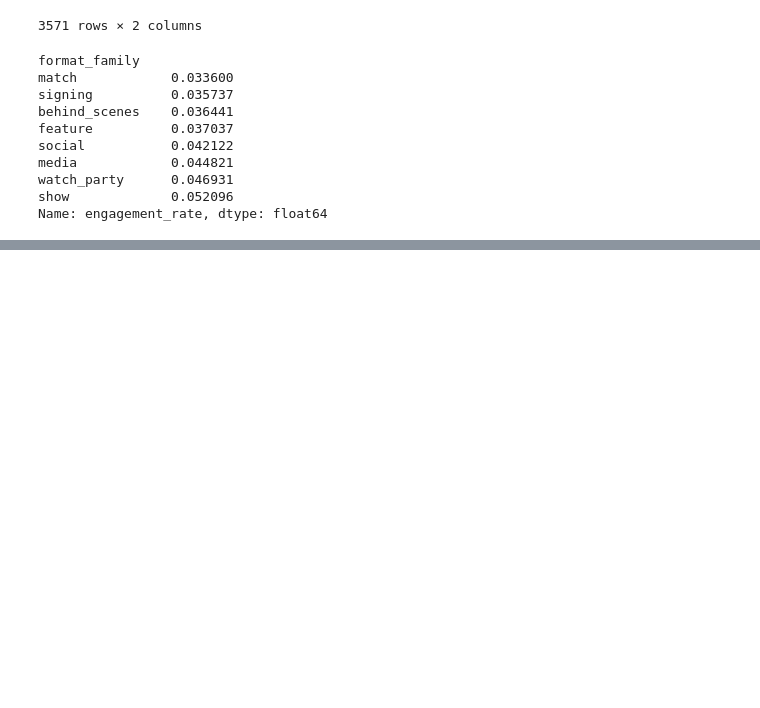
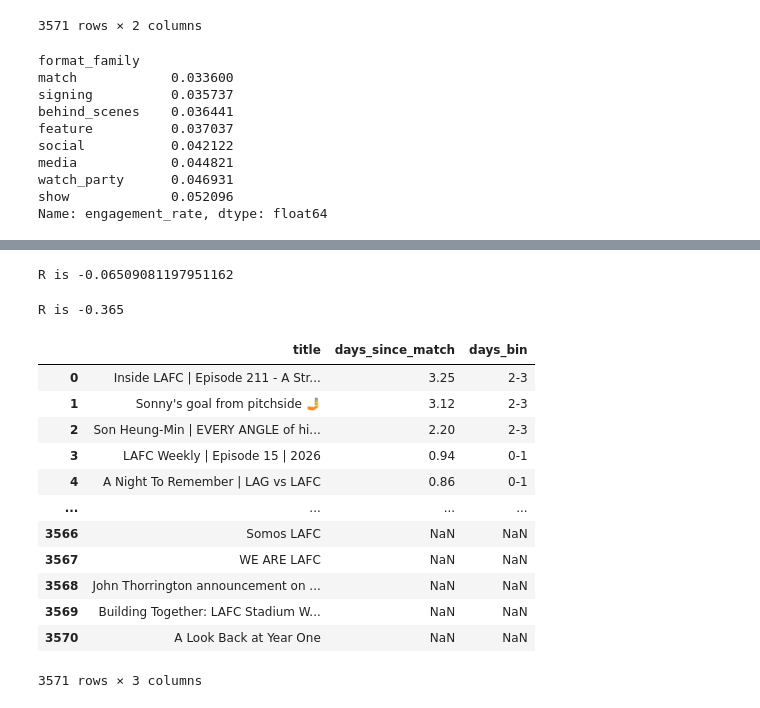
Before and after one commit to great-wave/lafc_content, a Jupyter notebook: notebooks/exploration.ipynb, the cells around one changed output, grey strips where cells are left out. Saved outputs shown, nothing was run; the diff lists cells and outputs as text; code cells hidden in the pictures; blank space fills up the shorter version.

```diff
--- a/notebooks/exploration.ipynb
+++ b/notebooks/exploration.ipynb
@@ -190,4 +187,40 @@ NameError: name 'base_df' is not defined
 # %%
-base_df['dur_sec'] = pd.to_timedelta(base_df['duration']).dt.total_seconds()
-fig = px.scatter(base_df, x='dur_sec', y='view_count', log_y=True, opacity=0.3, hover_data='title')
+fig = px.scatter(
+    df, x='dur_min', y='view_count',
+    log_y=True,
+    opacity=0.3,
+    trendline='ols',
+    hover_data='title',
+    title='View Count (log) by Duration in Minutes',
+    labels={'view_count': 'View count', 'dur_min': 'Duration in Minutes'}
+    )
 fig.show()
+
+print(f'R is {df['dur_min'].corr(df['view_count'])}')
+# %% [output]
+R is -0.06509081197951162
+# %%
+df['log10_dur']   = np.log10(df['dur_min'])
+# %%
+fig = px.scatter(
+    df, x='dur_min', y='view_count',
+    log_y=True,
+    log_x=True,
+    opacity=0.3,
+    trendline='ols',
+    trendline_options=dict(log_x=True, log_y=True),   # ← fit in log space
+    hover_data='title',
+    title='View Count (log) by Duration in Minutes (log)',
+    labels={'view_count': 'View count', 'dur_min': 'Duration in Minutes (log)'}
+    )
+
+fig.update_xaxes(
+    tickvals=[0.25, 0.5, 1, 2, 5, 10, 30, 60, 120],
+    ticktext=['15s', '30s', '1m', '2m', '5m', '10m', '30m', '1h', '2h'],
+    title='Duration')
+
+fig.show()
+
+print(f"R is {df['log10_dur'].corr(df['log10_views']):.3f}")
+# %% [output]
+R is -0.365
@@ -193,0 +245,28 @@ fig.show()
+# %%
+#Binning and adding the bin info back to the df.
+
+BIN_EDGES  = [0, 2, 4, 8, 15, 31, np.inf]
+BIN_LABELS = ['0-1', '2-3', '4-7', '8-14', '15-30', '30+']
+
+df['days_bin'] = pd.cut(
+    df['days_since_match'],
+    bins=BIN_EDGES,
+    labels=BIN_LABELS,
+    right=False #So the bins go up to the higher edge, but don't include it.
+)
+
+display(df[['title', 'days_since_match', 'days_bin']])
+# %% [output]
+|  | title | days_since_match | days_bin |
+| 0 | Inside LAFC | Episode 211 - A Str... | 3.25 | 2-3 |
+| 1 | Sonny's goal from pitchside 🤳 | 3.12 | 2-3 |
+| 2 | Son Heung-Min | EVERY ANGLE of hi... | 2.20 | 2-3 |
+| 3 | LAFC Weekly | Episode 15 | 2026 | 0.94 | 0-1 |
+| 4 | A Night To Remember | LAG vs LAFC | 0.86 | 0-1 |
+| ... | ... | ... | ... |
+| 3566 | Somos LAFC | NaN | NaN |
+| 3567 | WE ARE LAFC | NaN | NaN |
+| 3568 | John Thorrington announcement on ... | NaN | NaN |
+| 3569 | Building Together: LAFC Stadium W... | NaN | NaN |
+| 3570 | A Look Back at Year One | NaN | NaN |
+3571 rows × 3 columns
```
Also changed, not shown: parts of 7 cells of this notebook, 3 other files.
